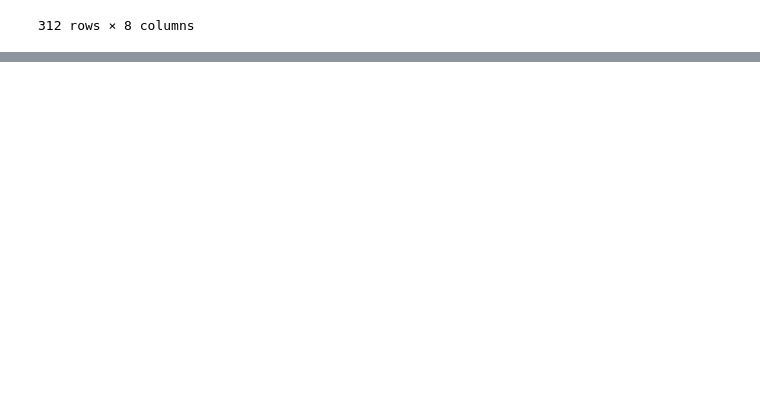
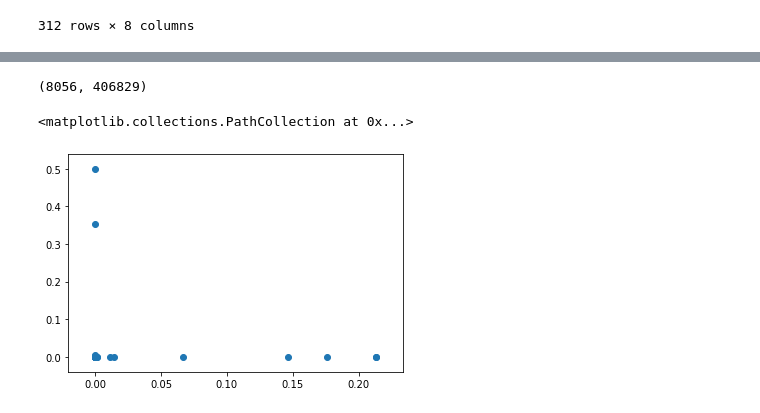
Before and after one commit to SriramS32/Ecommerce-Graph-Analysis, a Jupyter notebook: ecommerce_analysis.ipynb, the cells around one changed output, grey strips where cells are left out. Drawn from its saved outputs; the diff is of its cells as text; code cells hidden in the pictures; blank space fills up the shorter version.

```diff
--- a/ecommerce_analysis.ipynb
+++ b/ecommerce_analysis.ipynb
@@ -40,0 +48,2 @@ G.add_edges_from(zip(dat.StockCode, dat.CustomerID))
+# %%
+edges = list(zip(edge_dat.StockCode, edge_dat.CustomerID.astype(int)))
@@ -40,0 +54,7 @@ G.add_edges_from(zip(dat.StockCode, dat.CustomerID))
+# %%
+for edge in tqdm(edges):
+    G.add_edge(edge[0], edge[1])
+# %%
+len(G.nodes), len(G.edges)
+# %% [output]
+(8056, 406829)
@@ -40,0 +63,17 @@ G.add_edges_from(zip(dat.StockCode, dat.CustomerID))
+# %%
+Adj = nx.linalg.adjacency_matrix(G)
+# %%
+# Spectral Clustering
+from sklearn.manifold import SpectralEmbedding
+model = SpectralEmbedding(n_components=2,
+                              affinity='precomputed',
+                              random_state=seed,
+                              n_neighbors=None,
+                              n_jobs=None)
+embedding = model.fit_transform(Adj.toarray())
+# %%
+# plot Spectral Clustering
+plt.scatter(embedding[:,0], embedding[:, 1])
+# %% [output]
+<matplotlib.collections.PathCollection at 0x...>
+[figure, added]
```
Also changed, not shown: parts of 14 cells of this notebook.
